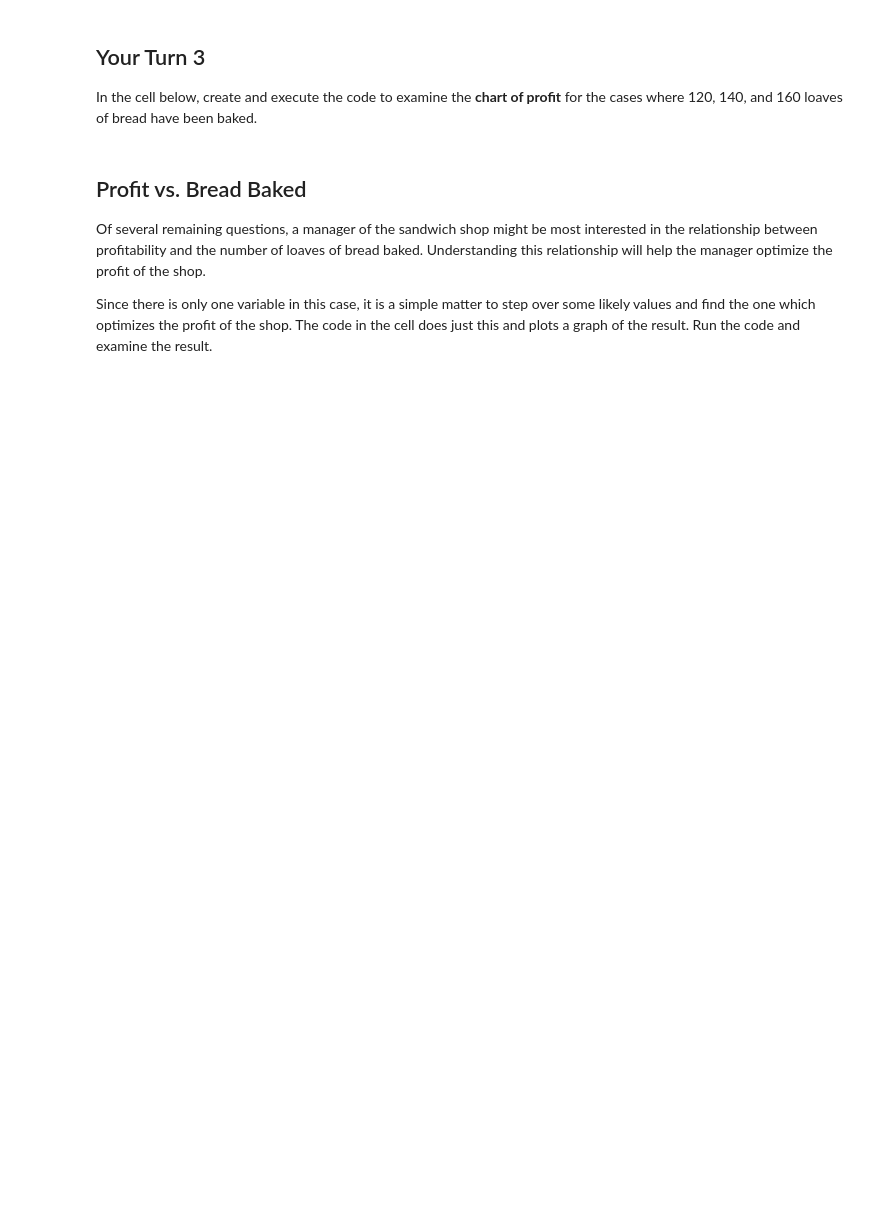
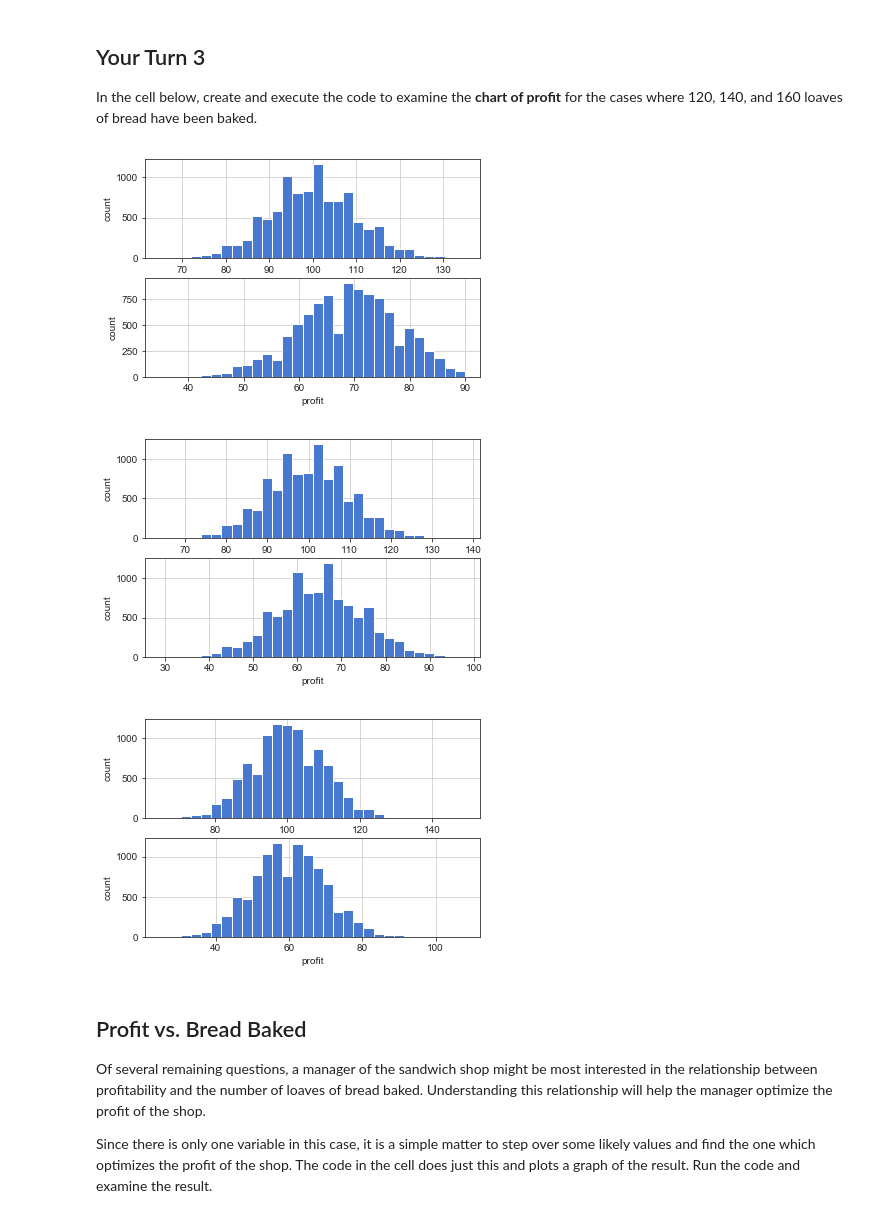
Before and after one commit to mutecypher/Datasci410, a Jupyter notebook: L03-4-Simulation.ipynb, the cells around one changed output. Drawn from its saved outputs; the diff is of its cells as text; code cells hidden in the pictures; blank space fills up the shorter version.

```diff
--- a/L03-4-Simulation.ipynb
+++ b/L03-4-Simulation.ipynb
@@ -329,8 +384,12 @@ In the cell below, create and execute the code to examine the **chart of profit*
 # %%
 for n_bread in (120, 140, 160):
     plot_scenario(
-        sim_profit(???)) ## replace the ??? with the argument
+        sim_profit(n_bread, 10000, 100, 1.00, .25)) ## replace the ??? with the argument
     pyplot.show()
+# %% [output]
+[figure, added]
+[figure, added]
+[figure, added]
 # %% [markdown]
 ## Profit vs. Bread Baked
 
```
Also changed, not shown: parts of 20 cells of this notebook, 2 other files.
